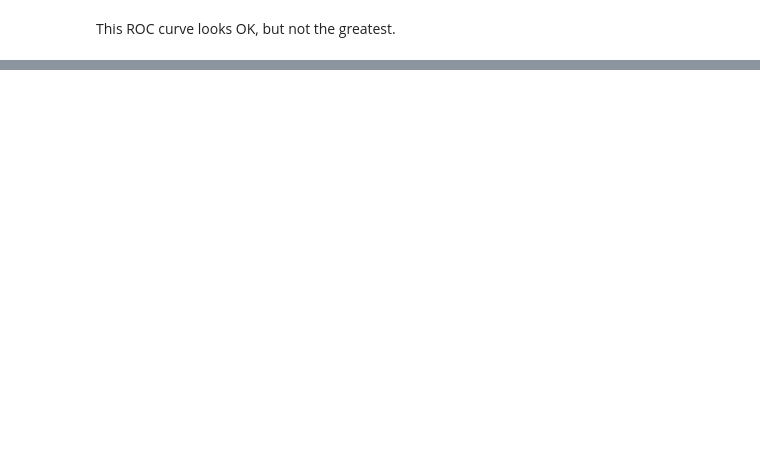
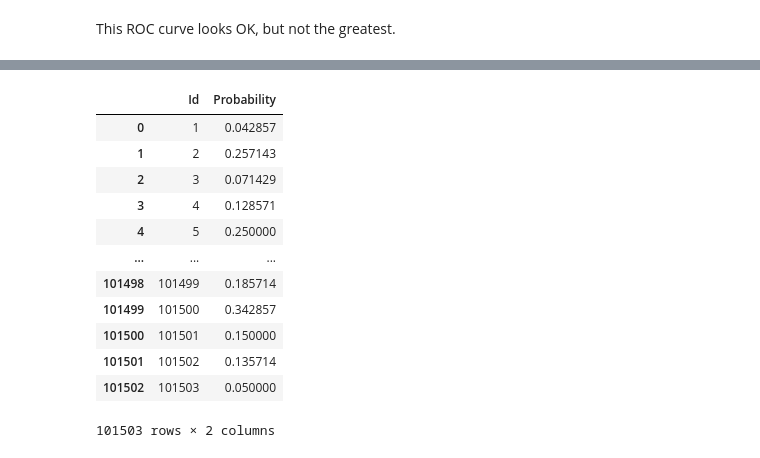
Before and after one commit to 2020Austin/gabeKaggle, a Jupyter notebook: models/rf_train.ipynb, the cells around one changed output, grey strips where cells are left out. Drawn from its saved outputs; the diff is of its cells as text; code cells hidden in the pictures; blank space fills up the shorter version.

```diff
--- a/models/rf_train.ipynb
+++ b/models/rf_train.ipynb
@@ -164,0 +174,3 @@ This ROC curve looks OK, but not the greatest.
+# %%
+# sry for some reason relative path was not working on my pc
+test = pd.read_csv("C:\Documents_Austin\Fall 2022\Math 154\GroupProject\gabeKaggle\cs-test.csv")
@@ -164,0 +193,38 @@ This ROC curve looks OK, but not the greatest.
+# %%
+# drop classification target
+test = test.drop("SeriousDlqin2yrs", axis=1)
+# %%
+from sklearn.experimental import enable_iterative_imputer  # noqa
+# now you can import normally from sklearn.impute
+from sklearn.impute import IterativeImputer
+
+# iterative impute missing data
+
+imp_mean = IterativeImputer(random_state=0)
+test_imp = imp_mean.fit_transform(test)
+# %%
+# predict probabilities instead of 1's and 0's for Kaggle. Note Kaggle probability is supposed to be probability of "1"
+pred = rf.predict_proba(test_imp)
+len(pred)
+
+temp = pd.DataFrame(pred)
+temp = temp.drop(0, axis=1) #drop irrelevant probability
+temp = temp.reset_index(level=0) #for "Id" column
+temp.columns = ["Id", "Probability"] #name columns
+temp["Id"] += 1 #"Id" column is 1-indexed
+# %%
+temp
+# %% [output]
+|  | Id | Probability |
+| 0 | 1 | 0.042857 |
+| 1 | 2 | 0.257143 |
+| 2 | 3 | 0.071429 |
+| 3 | 4 | 0.128571 |
+| 4 | 5 | 0.250000 |
+| ... | ... | ... |
+| 101498 | 101499 | 0.185714 |
+| 101499 | 101500 | 0.342857 |
+| 101500 | 101501 | 0.150000 |
+| 101501 | 101502 | 0.135714 |
+| 101502 | 101503 | 0.050000 |
+101503 rows × 2 columns
```
Also changed, not shown: parts of 14 cells of this notebook, 2 other files.
